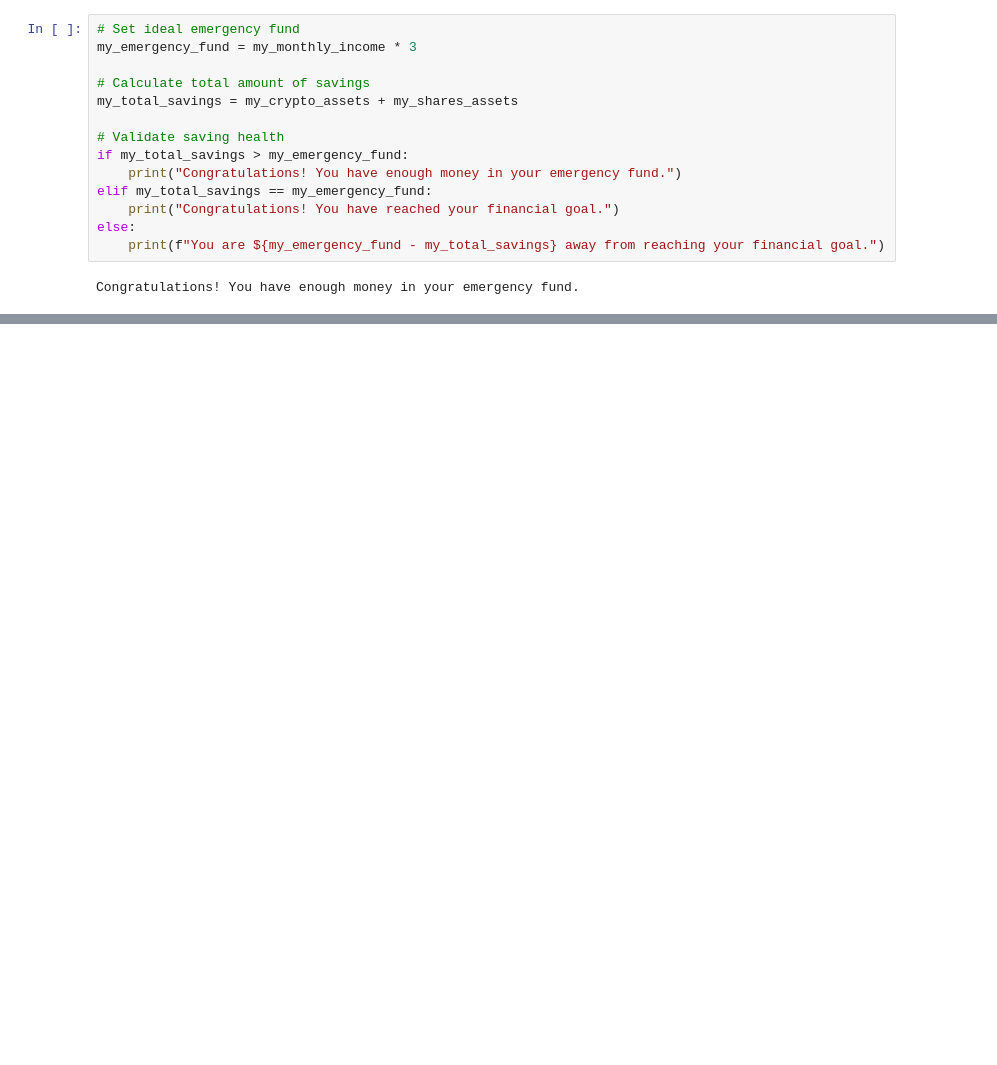
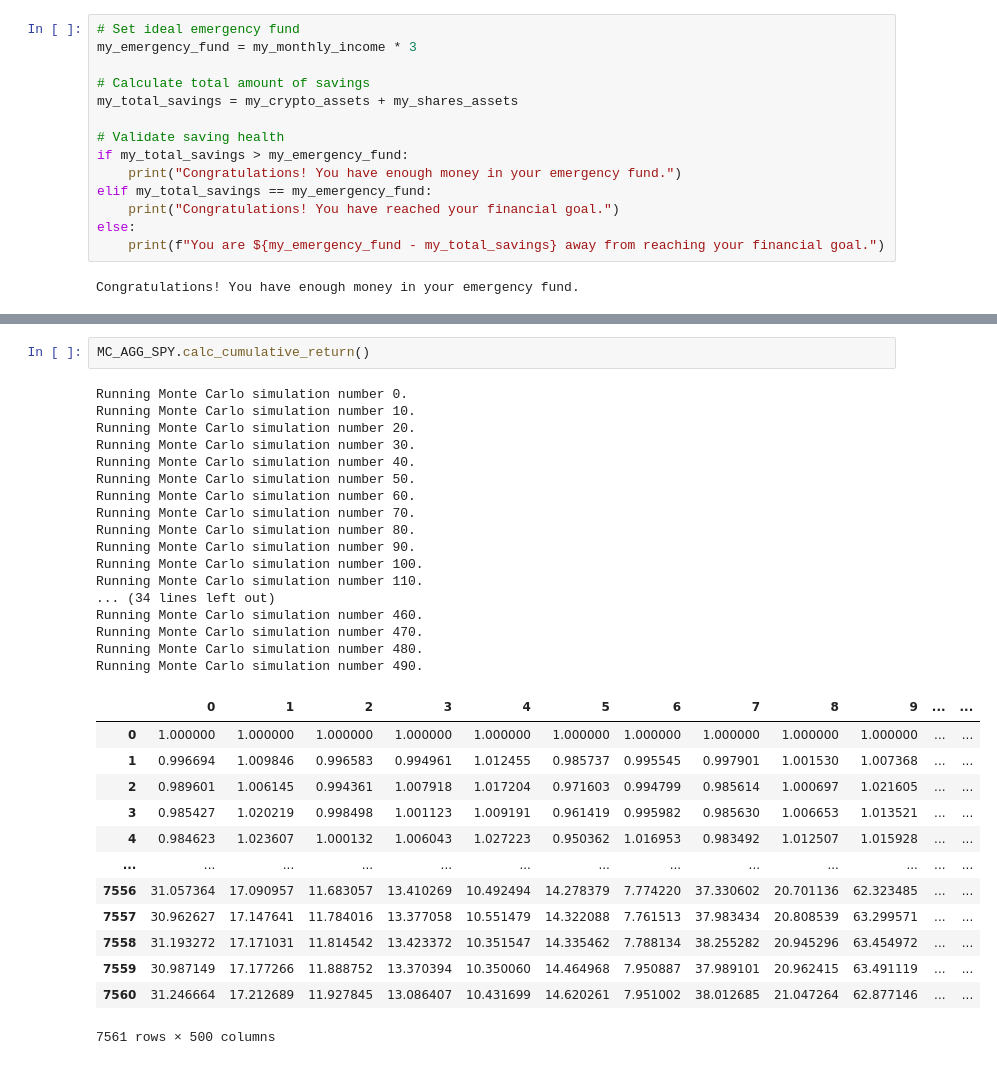
Before and after one commit to stammin001/financial-planning, a Jupyter notebook: financial-planner.ipynb, the cells around one changed output, grey strips where cells are left out. Saved outputs shown, nothing was run; the diff lists cells and outputs as text; blank space fills up the shorter version.

```diff
--- a/financial-planner.ipynb
+++ b/financial-planner.ipynb
@@ -145,0 +207,33 @@ Congratulations! You have enough money in your emergency fund.
+# %%
+MC_AGG_SPY.calc_cumulative_return()
+# %% [output]
+Running Monte Carlo simulation number 0.
+Running Monte Carlo simulation number 10.
+Running Monte Carlo simulation number 20.
+Running Monte Carlo simulation number 30.
+Running Monte Carlo simulation number 40.
+Running Monte Carlo simulation number 50.
+Running Monte Carlo simulation number 60.
+Running Monte Carlo simulation number 70.
+Running Monte Carlo simulation number 80.
+Running Monte Carlo simulation number 90.
+Running Monte Carlo simulation number 100.
+Running Monte Carlo simulation number 110.
+... (34 lines left out)
+Running Monte Carlo simulation number 460.
+Running Monte Carlo simulation number 470.
+Running Monte Carlo simulation number 480.
+Running Monte Carlo simulation number 490.
+|  | 0 | 1 | 2 | 3 | 4 | 5 | 6 | 7 | 8 | 9 | ... | ... |
+| 0 | 1.000000 | 1.000000 | 1.000000 | 1.000000 | 1.000000 | 1.000000 | 1.000000 | 1.000000 | 1.000000 | 1.000000 | ... | ... |
+| 1 | 0.996694 | 1.009846 | 0.996583 | 0.994961 | 1.012455 | 0.985737 | 0.995545 | 0.997901 | 1.001530 | 1.007368 | ... | ... |
+| 2 | 0.989601 | 1.006145 | 0.994361 | 1.007918 | 1.017204 | 0.971603 | 0.994799 | 0.985614 | 1.000697 | 1.021605 | ... | ... |
+| 3 | 0.985427 | 1.020219 | 0.998498 | 1.001123 | 1.009191 | 0.961419 | 0.995982 | 0.985630 | 1.006653 | 1.013521 | ... | ... |
+| 4 | 0.984623 | 1.023607 | 1.000132 | 1.006043 | 1.027223 | 0.950362 | 1.016953 | 0.983492 | 1.012507 | 1.015928 | ... | ... |
+| ... | ... | ... | ... | ... | ... | ... | ... | ... | ... | ... | ... | ... |
+| 7556 | 31.057364 | 17.090957 | 11.683057 | 13.410269 | 10.492494 | 14.278379 | 7.774220 | 37.330602 | 20.701136 | 62.323485 | ... | ... |
+| 7557 | 30.962627 | 17.147641 | 11.784016 | 13.377058 | 10.551479 | 14.322088 | 7.761513 | 37.983434 | 20.808539 | 63.299571 | ... | ... |
+| 7558 | 31.193272 | 17.171031 | 11.814542 | 13.423372 | 10.351547 | 14.335462 | 7.788134 | 38.255282 | 20.945296 | 63.454972 | ... | ... |
+| 7559 | 30.987149 | 17.177266 | 11.888752 | 13.370394 | 10.350060 | 14.464968 | 7.950887 | 37.989101 | 20.962415 | 63.491119 | ... | ... |
+| 7560 | 31.246664 | 17.212689 | 11.927845 | 13.086407 | 10.431699 | 14.620261 | 7.951002 | 38.012685 | 21.047264 | 62.877146 | ... | ... |
+7561 rows × 500 columns
```
Also changed, not shown: parts of 20 cells of this notebook.
